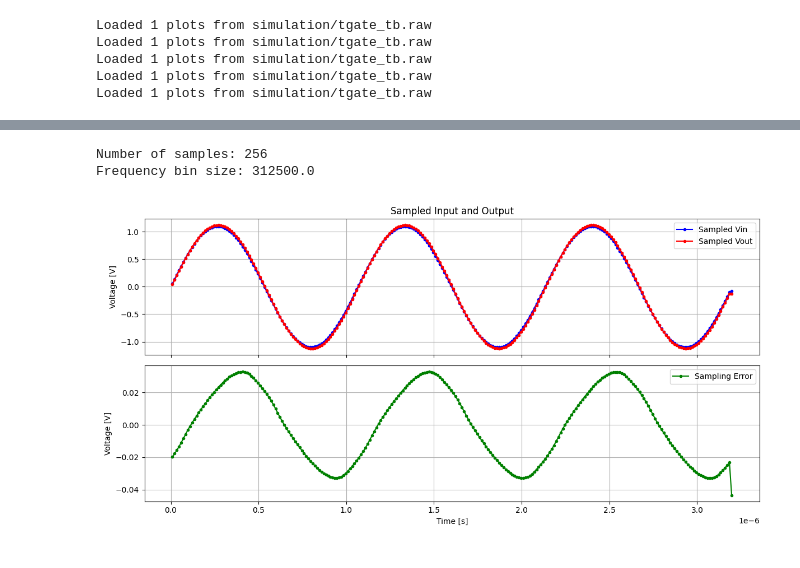
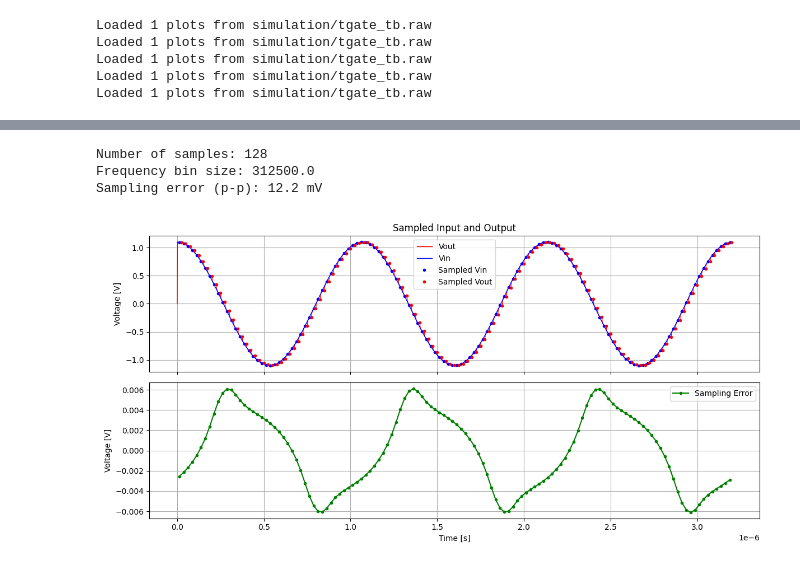
Before and after one commit to CedricHirschi/ngspice_cosim_inv, a Jupyter notebook: designs/tgate/dft.ipynb, the cells around one changed output, grey strips where cells are left out. Cells and saved outputs as stored; diff of their text form; code cells hidden in the pictures.

```diff
--- a/designs/tgate/dft.ipynb
+++ b/designs/tgate/dft.ipynb
@@ -14,6 +14,6 @@ Fields: ('time', 'v(vdd)', 'v(vss)', 'v(x1.ctrl_ni)', 'v(ctrl)', 'v(out_p)', 'v(
 # %%
-F_SAMPLING = 80e6
-N = 256
+F_SAMPLING = 40e6
+N = 128
 BASE_HARMONIC = 3
 F_SIGNAL = F_SAMPLING / N * BASE_HARMONIC
 # %%
@@ -47,35 +47,44 @@ plt.show()
 # %%
-sampling_times = [0.75 / F_SAMPLING]
-while sampling_times[-1] < times[-1]:
-    sampling_times.append(sampling_times[-1] + 1 / F_SAMPLING)
-# sampling_times = sampling_times[:-1]  # Remove the last time if it exceeds the signal duration
+sampling_times_in = [0.5 / F_SAMPLING]
+while sampling_times_in[-1] < times[-1]:
+    sampling_times_in.append(sampling_times_in[-1] + 1 / F_SAMPLING)
 
-N = len(sampling_times)
+sampling_times_out = [0.99 / F_SAMPLING]
+while sampling_times_out[-1] < times[-1]:
+    sampling_times_out.append(sampling_times_out[-1] + 1 / F_SAMPLING)
+
+sampling_times_in = np.array(sampling_times_in)[:-1]
+sampling_times_out = np.array(sampling_times_out)[:-1]
+sampling_vin = np.interp(sampling_times_in, times, vin)
+sampling_vout = np.interp(sampling_times_out, times, vout)
+sampling_times_in = sampling_times_in
+sampling_times_out = sampling_times_out
+sampling_error = sampling_vout - sampling_vin
+
+assert N == len(sampling_times_in)
 f_bin = F_SAMPLING / N
 print("Number of samples:", N)
 print("Frequency bin size:", f_bin)
-
-sampling_times = np.array(sampling_times)
-sampling_vin = np.interp(sampling_times, times, vin)
-sampling_vout = np.interp(sampling_times, times, vout)
+print(f"Sampling error (p-p): {(np.max(sampling_error) - np.min(sampling_error))*1e3:.1f} mV")
 
 fig, ax = plt.subplots(2, 1, figsize=(12, 6), sharex=True)
-# plt.plot(times, vout, label='Vout', color='red')
-# plt.plot(times, vin, label='Vin', color='blue')
-ax[0].plot(sampling_times, sampling_vin, label='Sampled Vin', color='blue', marker='o', markersize=3)
-ax[0].plot(sampling_times, sampling_vout, label='Sampled Vout', color='red', marker='o', markersize=3)
+ax[0].plot(times, vout, label='Vout', color='red', linewidth=1)
+ax[0].plot(times, vin, label='Vin', color='blue', linewidth=1)
+ax[0].plot(sampling_times_in, sampling_vin, label='Sampled Vin', color='blue', marker='o', markersize=3, linestyle='None')
+ax[0].plot(sampling_times_out, sampling_vout, label='Sampled Vout', color='red', marker='o', markersize=3, linestyle='None')
 ax[0].set_title('Sampled Input and Output')
 ax[0].set_ylabel('Voltage [V]')
 ax[0].grid()
 ax[0].legend()
-ax[1].plot(sampling_times, sampling_vout-sampling_vin, label='Sampling Error', color='green', marker='o', markersize=3)
+ax[1].plot(sampling_times_in, sampling_error, label='Sampling Error', color='green', marker='o', markersize=3)
 ax[1].set_xlabel('Time [s]')
 ax[1].set_ylabel('Voltage [V]')
 ax[1].grid()
 ax[1].legend()
 plt.tight_layout()
 plt.show()
 # %% [output]
-Number of samples: 256
+Number of samples: 128
 Frequency bin size: 312500.0
+Sampling error (p-p): 12.2 mV
-[figure, old version]
+[figure, new version]
```
Also changed, not shown: parts of 5 cells of this notebook, 5 other files.
